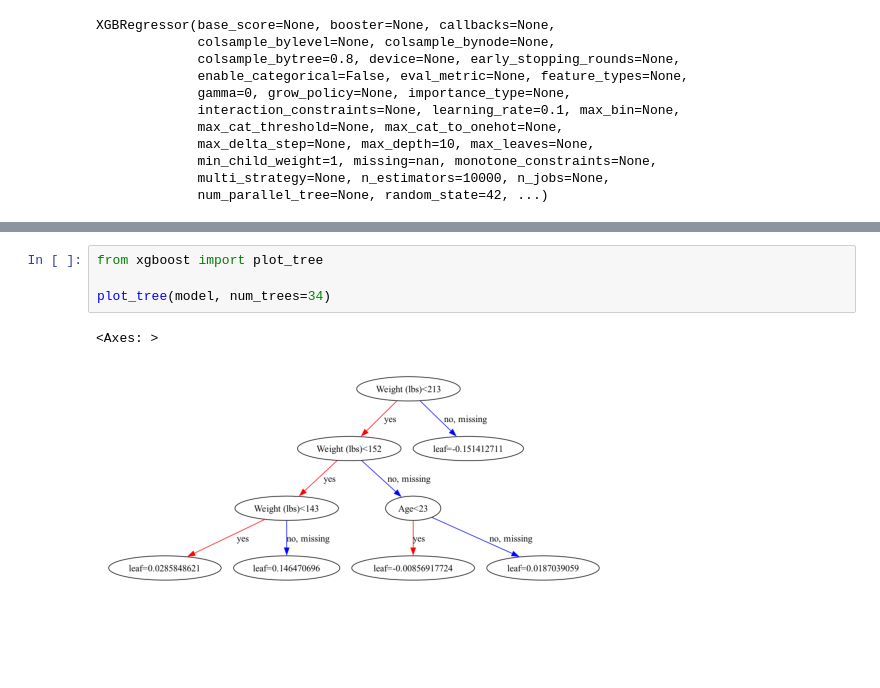
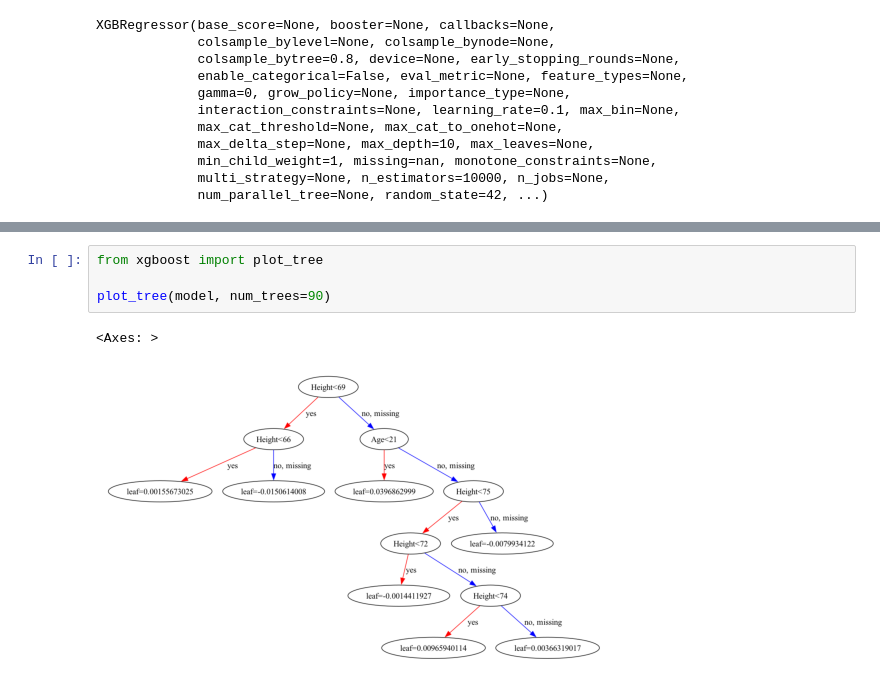
Before and after one commit to zivlaki/CalorieWatchTracker, a Jupyter notebook: notebooks/dataW.ipynb, the cells around one changed output, grey strips where cells are left out. Drawn from its saved outputs; the diff is of its cells as text; blank space fills up the shorter version.

```diff
--- a/notebooks/dataW.ipynb
+++ b/notebooks/dataW.ipynb
@@ -313,7 +319,7 @@ if __name__ == "__main__":
 # %%
 from xgboost import plot_tree
 
-plot_tree(model, num_trees=34)
+plot_tree(model, num_trees=90)
 # %% [output]
 <Axes: >
-[figure, old version]
+[figure, new version]
```
Also changed, not shown: parts of 2 cells of this notebook, 2 other files.
